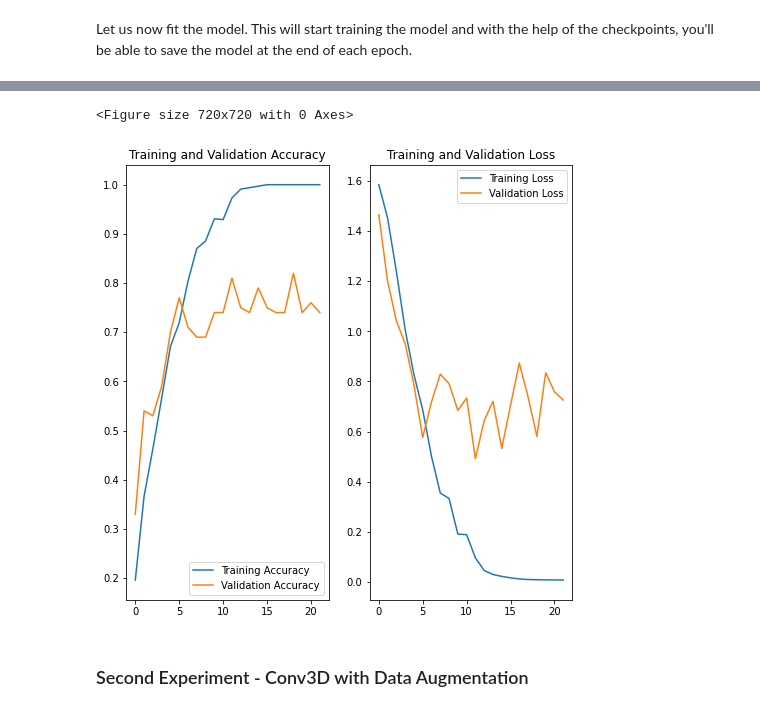
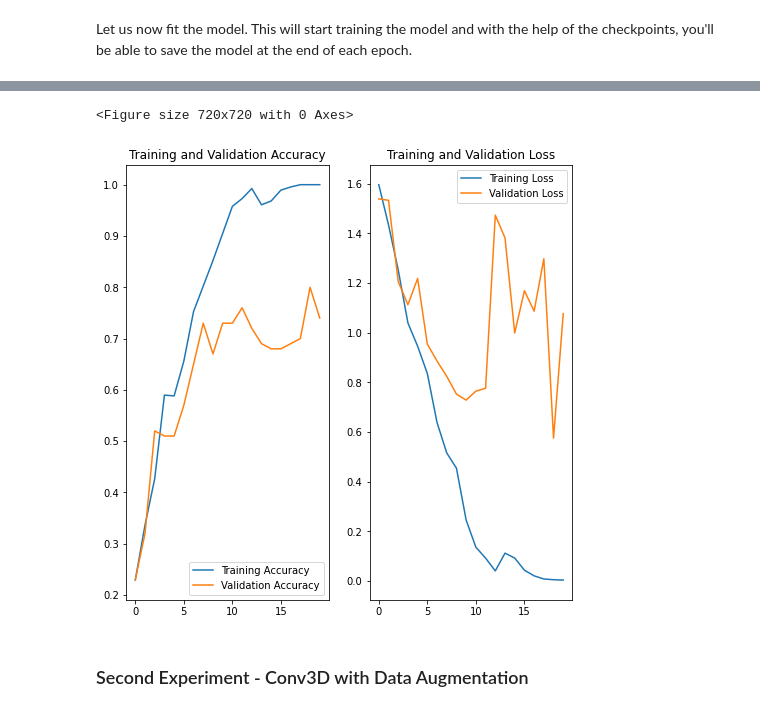
Before and after one commit to davisvarkey/Gesture_recognition, a Jupyter notebook: Neural_Nets_Project_Starter_Code.ipynb, the cells around one changed output, grey strips where cells are left out. Saved outputs shown, nothing was run; the diff lists cells and outputs as text; code cells hidden in the pictures.

Commit message:
generated model added

```diff
--- a/Neural_Nets_Project_Starter_Code.ipynb
+++ b/Neural_Nets_Project_Starter_Code.ipynb
@@ -181,7 +183,7 @@ def calculate_steps_per_epoch():
     return steps_per_epoch, validation_steps
 # %%
 # Ensure that the number of epochs is consistent with the history data
-def plot_evaluation_graph():
+def plot_evaluation_graph(history):
     num_epochs = len(history.history['loss'])
 
     plt.figure(figsize=(10,10))
@@ -249,7 +248,7 @@ model.add(Dense(num_classes,activation='softmax'))
 # %%
 batch_size = 20 #experiment with the batch size
 image_count = 30 # number of images to be used for each video
-num_epochs = 25 # choose the number of epochs
+num_epochs = 20 # choose the number of epochs
 train_generator = generator(train_path, train_doc, batch_size, augment=False)
 val_generator = generator(val_path, val_doc, batch_size, augment=False)
 
@@ -264,6 +263,6 @@ Validation steps: 5
 Now that you have written the model, the next step is to `compile` the model. When you print the `summary` of the model, you'll see the total number of parameters you have to train.
 # %%
 optimiser = 'Adam' #write your optimizer
-model.compile(optimizer=optimiser, loss='categorical_crossentropy', metrics=['categorical_accuracy'])
-print (model.summary())
+model1.compile(optimizer=optimiser, loss='categorical_crossentropy', metrics=['categorical_accuracy'])
+print (model1.summary())
 # %% [output]
@@ -287,12 +286,7 @@ None
 # %% [markdown]
 Let us now fit the model. This will start training the model and with the help of the checkpoints, you'll be able to save the model at the end of each epoch.
 # %%
-# history = model.fit_generator(train_generator, steps_per_epoch=steps_per_epoch, epochs=num_epochs, verbose=1,
-#                     callbacks=callbacks_list, validation_data=val_generator,
-#                     validation_steps=validation_steps, class_weight=None, workers=4, initial_epoch=0,max_queue_size=20)
-
-# fit_generator is deprecated and will be removed in a future version. Using fit which supports generators.
-history=model.fit(train_generator,
+history1=model1.fit(train_generator,
                   steps_per_epoch=steps_per_epoch,
                   epochs=num_epochs,
                   verbose=1,
@@ -326,8 +317,8 @@ Epoch 00022: early stopping
 # %%
-plot_evaluation_graph()
+plot_evaluation_graph(history1)
 # %% [output]
 <Figure size 720x720 with 0 Axes>
-[figure, old version]
+[figure, new version]
 # %% [markdown]
 ### Second Experiment - Conv3D with Data Augmentation
 # %%
```
Also changed, not shown: parts of 30 cells of this notebook, 1 other file.
